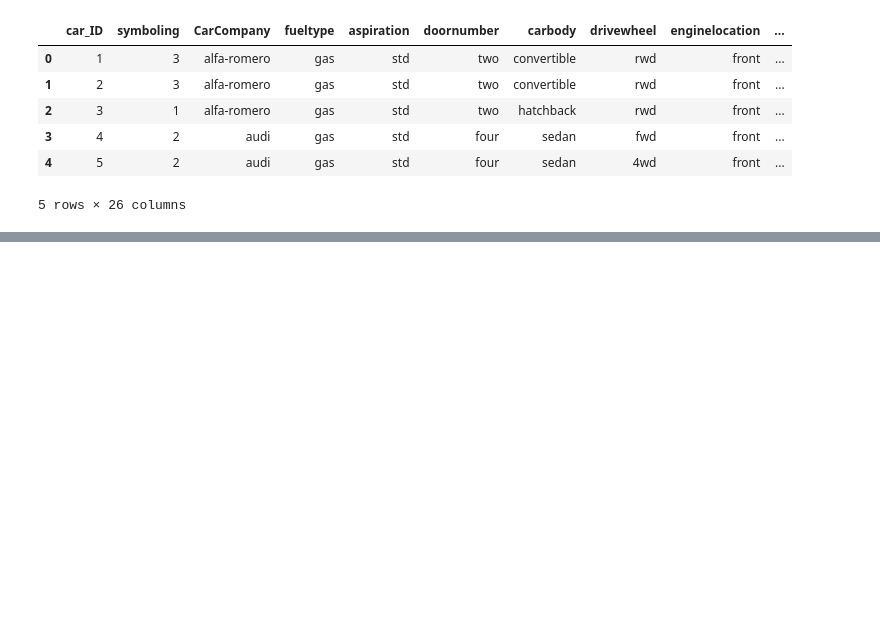
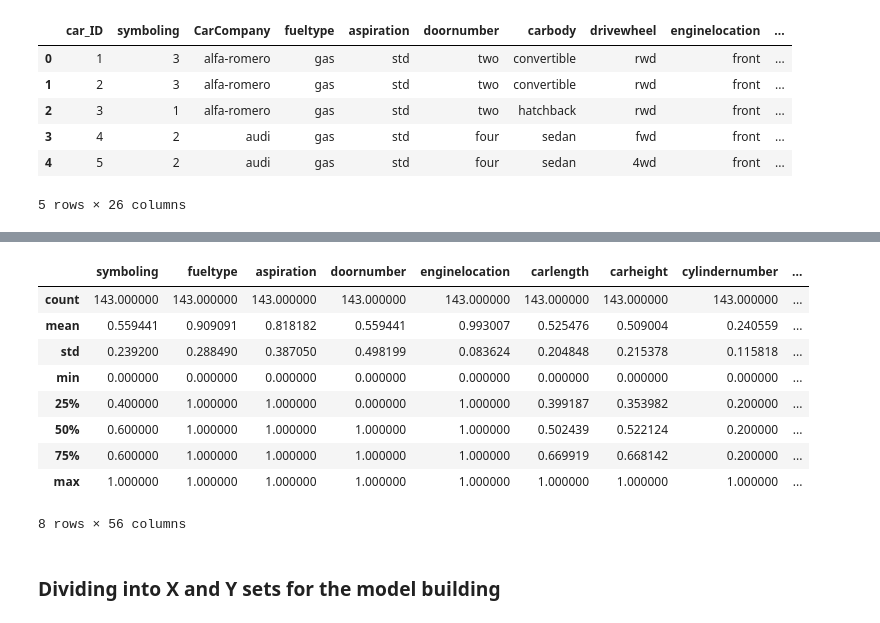
Before and after one commit to gauravsoni1112/Data-Science-Project, a Jupyter notebook: Geely Automobile ML/Geely Automobile.ipynb, the cells around one changed output, grey strips where cells are left out. Cells and saved outputs as stored; diff of their text form; code cells hidden in the pictures; blank space fills up the shorter version.

Commit message:
started building model , EDA done

```diff
--- a/Geely Automobile ML/Geely Automobile.ipynb
+++ b/Geely Automobile ML/Geely Automobile.ipynb
@@ -184,0 +351,5 @@ plt.show()
+# %%
+from sklearn.model_selection import train_test_split
+
+# We specify this so that the train and test data set always have the same rows, respectively
+car_df_train, car_df_test = train_test_split(car_df, train_size = 0.7, test_size = 0.3, random_state = 100)
@@ -184,0 +360,10 @@ plt.show()
+# %%
+from sklearn.preprocessing import MinMaxScaler
+scaler = MinMaxScaler()
+# %%
+cols_to_scale = ['symboling', 'carlength', 'carheight','cylindernumber',
+         'enginesize', 'boreratio', 'stroke', 'compressionratio','horsepower', 'peakrpm', 'highwaympg', 'price']
+# %%
+car_df_train[cols_to_scale] = scaler.fit_transform(car_df_train[cols_to_scale])
+
+car_df_train.head()
@@ -184,0 +388,15 @@ plt.show()
+# %%
+car_df_train.describe()
+# %% [output]
+|  | symboling | fueltype | aspiration | doornumber | enginelocation | carlength | carheight | cylindernumber | ... |
+| count | 143.000000 | 143.000000 | 143.000000 | 143.000000 | 143.000000 | 143.000000 | 143.000000 | 143.000000 | ... |
+| mean | 0.559441 | 0.909091 | 0.818182 | 0.559441 | 0.993007 | 0.525476 | 0.509004 | 0.240559 | ... |
+| std | 0.239200 | 0.288490 | 0.387050 | 0.498199 | 0.083624 | 0.204848 | 0.215378 | 0.115818 | ... |
+| min | 0.000000 | 0.000000 | 0.000000 | 0.000000 | 0.000000 | 0.000000 | 0.000000 | 0.000000 | ... |
+| 25% | 0.400000 | 1.000000 | 1.000000 | 0.000000 | 1.000000 | 0.399187 | 0.353982 | 0.200000 | ... |
+| 50% | 0.600000 | 1.000000 | 1.000000 | 1.000000 | 1.000000 | 0.502439 | 0.522124 | 0.200000 | ... |
+| 75% | 0.600000 | 1.000000 | 1.000000 | 1.000000 | 1.000000 | 0.669919 | 0.668142 | 0.200000 | ... |
+| max | 1.000000 | 1.000000 | 1.000000 | 1.000000 | 1.000000 | 1.000000 | 1.000000 | 1.000000 | ... |
+8 rows × 56 columns
+# %% [markdown]
+### Dividing into X and Y sets for the model building
```
Also changed, not shown: parts of 53 cells of this notebook, 1 other file.
